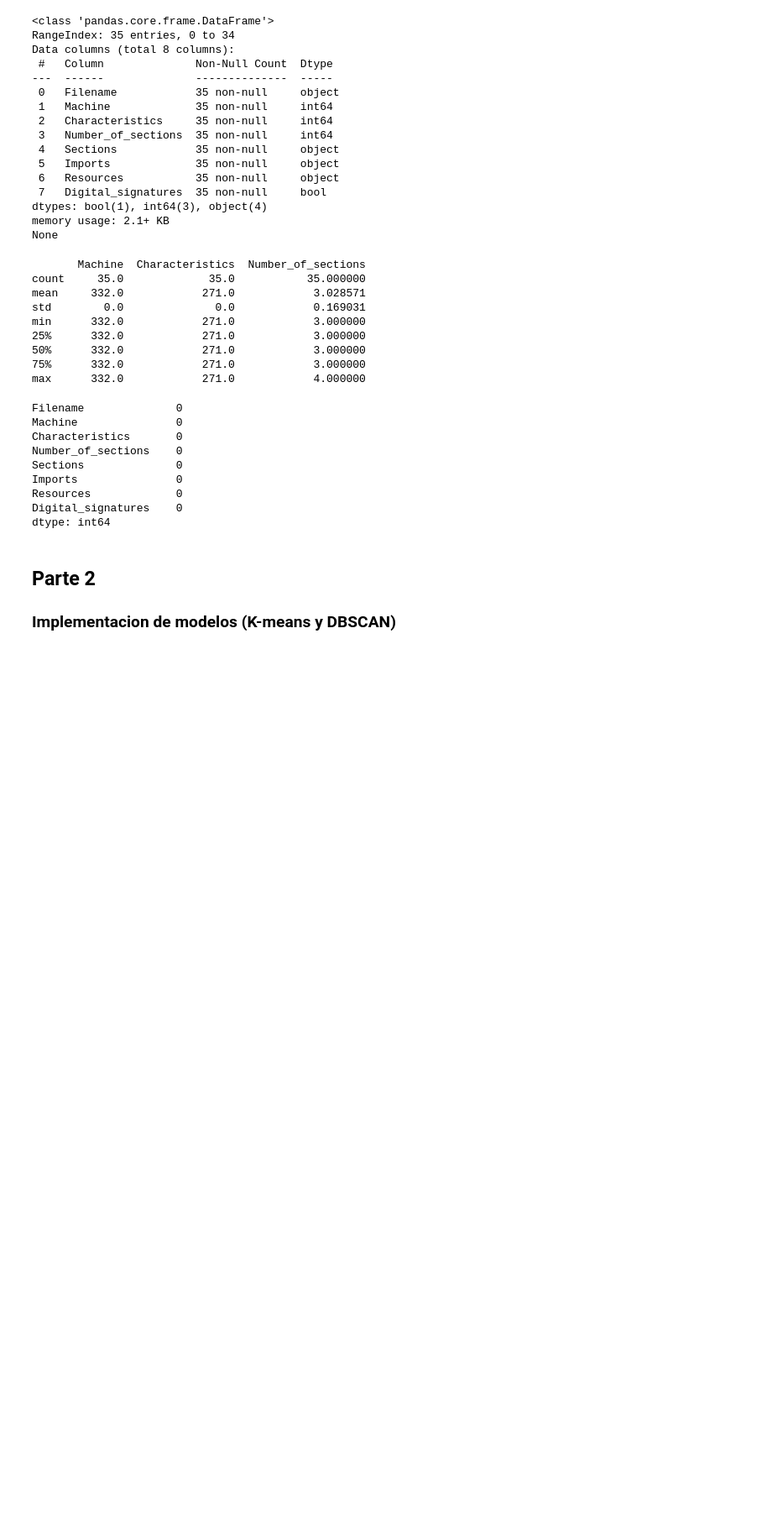
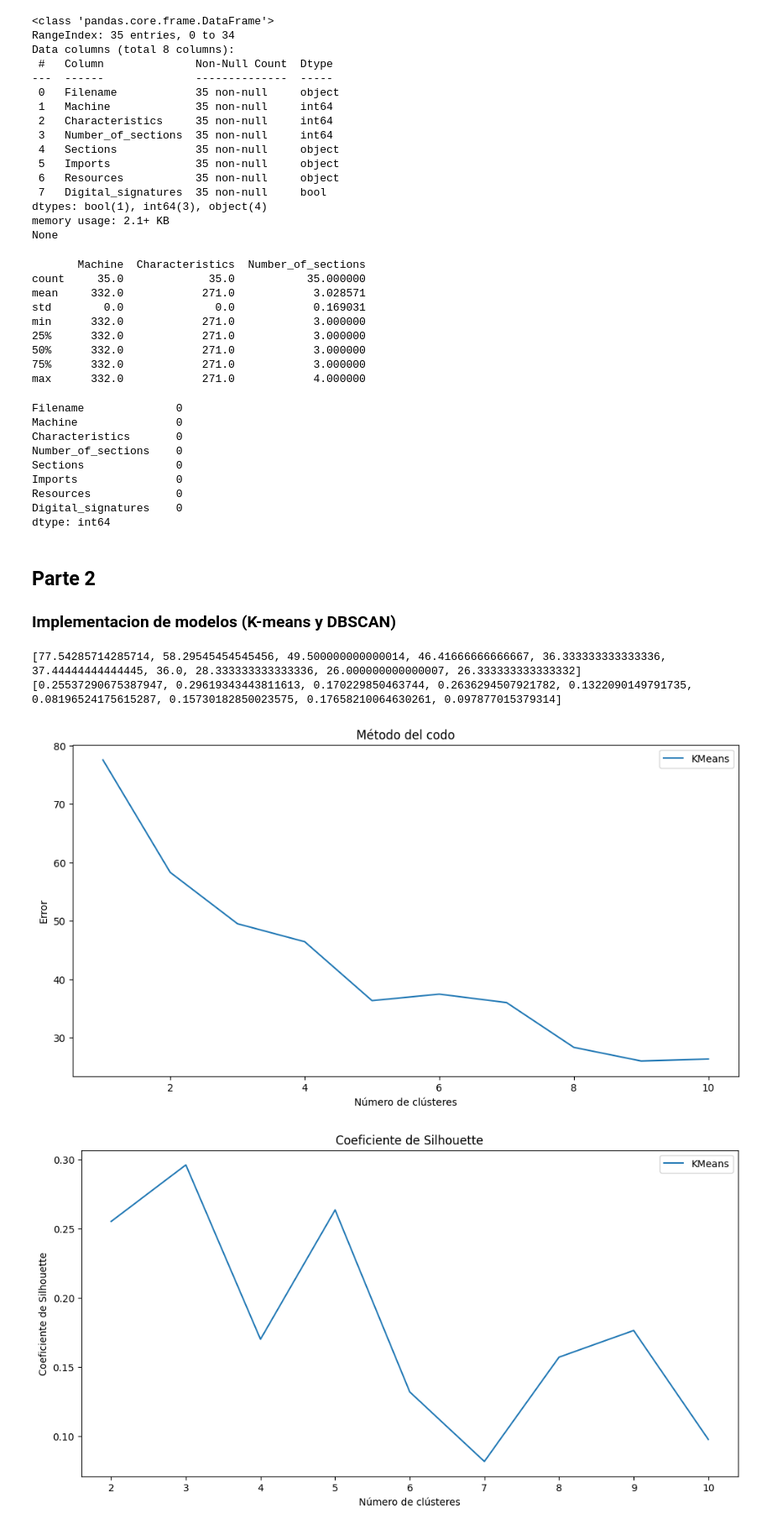
Before and after one commit to her20053/Security-Data-Science, a Jupyter notebook: Laboratorio 4/lab4.ipynb, the cells around one changed output. Shown at 84% size. Saved outputs shown, nothing was run; the diff lists cells and outputs as text; code cells hidden in the pictures; blank space fills up the shorter version.

```diff
--- a/Laboratorio 4/lab4.ipynb
+++ b/Laboratorio 4/lab4.ipynb
@@ -168,3 +167,30 @@ for num_clusters in range(1, max_clusters+1):
     # Calcula el coeficiente de Silhouette del modelo
     if num_clusters > 1:  # El coeficiente de Silhouette no está definido para 1 clúster
         kmeans_silhouettes.append(silhouette_score(df, kmeans.labels_))
+
+print(kmeans_errors)
+print(kmeans_silhouettes)
+# %% [output]
+[77.54285714285714, 58.29545454545456, 49.500000000000014, 46.41666666666667, 36.333333333333336, 37.44444444444445, 36.0, 28.333333333333336, 26.000000000000007, 26.333333333333332]
+[0.25537290675387947, 0.29619343443811613, 0.170229850463744, 0.2636294507921782, 0.1322090149791735, 0.08196524175615287, 0.15730182850023575, 0.17658210064630261, 0.097877015379314]
+# %%
+# Genera la gráfica del error contra K
+plt.figure(figsize=(12, 6))
+plt.plot(range(1, max_clusters+1), kmeans_errors, label='KMeans')
+plt.title('Método del codo')
+plt.xlabel('Número de clústeres')
+plt.ylabel('Error')
+plt.legend()
+plt.show()
+
+# Genera la gráfica del coeficiente de Silhouette contra K
+plt.figure(figsize=(12, 6))
+plt.plot(range(2, max_clusters+1), kmeans_silhouettes, label='KMeans')  # El coeficiente de Silhouette no está definido para 1 clúster
+plt.title('Coeficiente de Silhouette')
+plt.xlabel('Número de clústeres')
+plt.ylabel('Coeficiente de Silhouette')
+plt.legend()
+plt.show()
+# %% [output]
+[figure, added]
+[figure, added]
```
Also changed, not shown: parts of 3 cells of this notebook.
